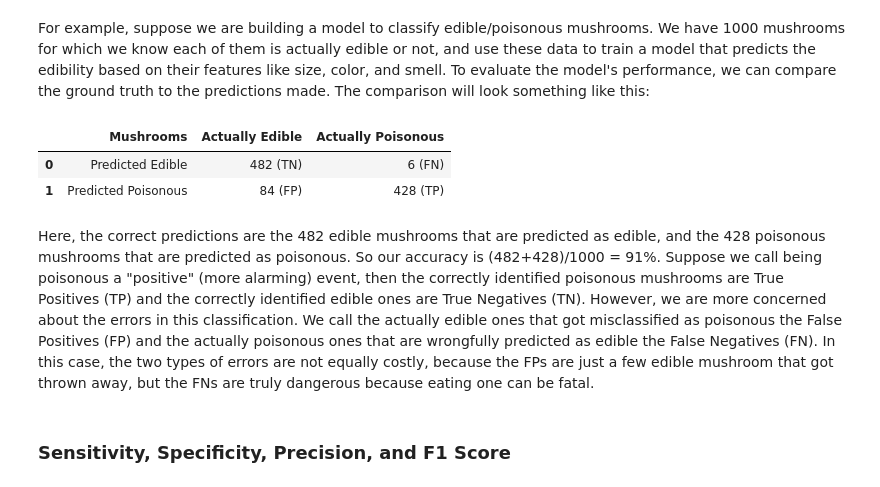
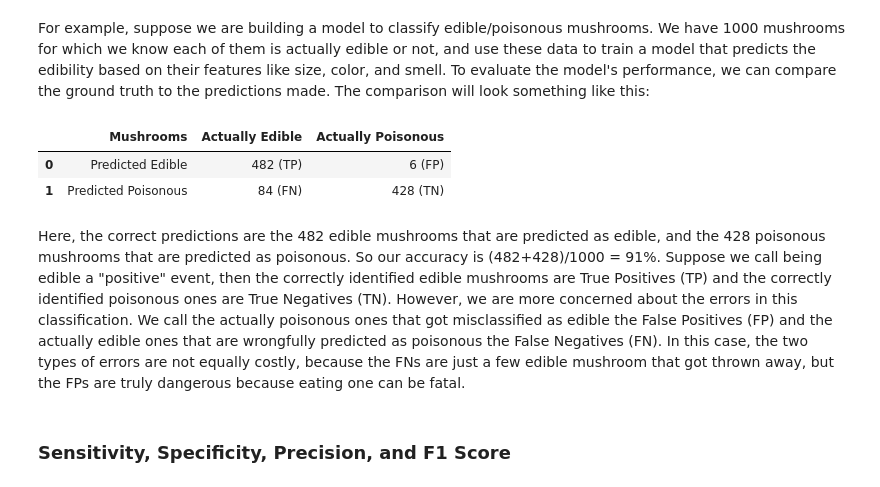
Before and after one commit to mollyteng/blog, a Jupyter notebook: jupyter/ROC_AUC_explained.ipynb, the cells around one changed output. Drawn from its saved outputs; the diff is of its cells as text; code cells hidden in the pictures.

```diff
--- a/jupyter/ROC_AUC_explained.ipynb
+++ b/jupyter/ROC_AUC_explained.ipynb
@@ -14,19 +14,19 @@ For example, suppose we are building a model to classify edible/poisonous mushro
 # %%
 import pandas as pd
 from IPython.display import HTML
 mushrooms = pd.DataFrame({'Mushrooms':['Predicted Edible','Predicted Poisonous'],
-                         'Actually Edible':['482 (TN)','84 (FP)'],
-                         'Actually Poisonous':['6 (FN)', '428 (TP)']})
+                         'Actually Edible':['482 (TP)','84 (FN)'],
+                         'Actually Poisonous':['6 (FP)', '428 (TN)']})
 
 HTML(mushrooms.to_html(classes="table table-stripped table-hover"))
 # %% [output]
 |  | Mushrooms | Actually Edible | Actually Poisonous |
-| 0 | Predicted Edible | 482 (TN) | 6 (FN) |
-| 1 | Predicted Poisonous | 84 (FP) | 428 (TP) |
+| 0 | Predicted Edible | 482 (TP) | 6 (FP) |
+| 1 | Predicted Poisonous | 84 (FN) | 428 (TN) |
 # %% [markdown]
 
 
-Here, the correct predictions are the 482 edible mushrooms that are predicted as edible, and the 428 poisonous mushrooms that are predicted as poisonous. So our accuracy is (482+428)/1000 = 91%. Suppose we call being poisonous a "positive" (more alarming) event, then the correctly identified poisonous mushrooms are True Positives (TP) and the correctly identified edible ones are True Negatives (TN). However, we are more concerned about the errors in this classification. We call the actually edible ones that got misclassified as poisonous the False Positives (FP) and the actually poisonous ones that are wrongfully predicted as edible the False Negatives (FN). In this case, the two types of errors are not equally costly, because the FPs are just a few edible mushroom that got thrown away, but the FNs are truly dangerous because eating one can be fatal.
+Here, the correct predictions are the 482 edible mushrooms that are predicted as edible, and the 428 poisonous mushrooms that are predicted as poisonous. So our accuracy is (482+428)/1000 = 91%. Suppose we call being edible a "positive" event, then the correctly identified edible mushrooms are True Positives (TP) and the correctly identified poisonous ones are True Negatives (TN). However, we are more concerned about the errors in this classification. We call the actually poisonous ones that got misclassified as edible the False Positives (FP) and the actually edible ones that are wrongfully predicted as poisonous the False Negatives (FN). In this case, the two types of errors are not equally costly, because the FNs are just a few edible mushroom that got thrown away, but the FPs are truly dangerous because eating one can be fatal.
 # %% [markdown]
 ### Sensitivity, Specificity, Precision, and F1 Score
 # %% [markdown]
```
Also changed, not shown: parts of 22 cells of this notebook, 29 other files.
